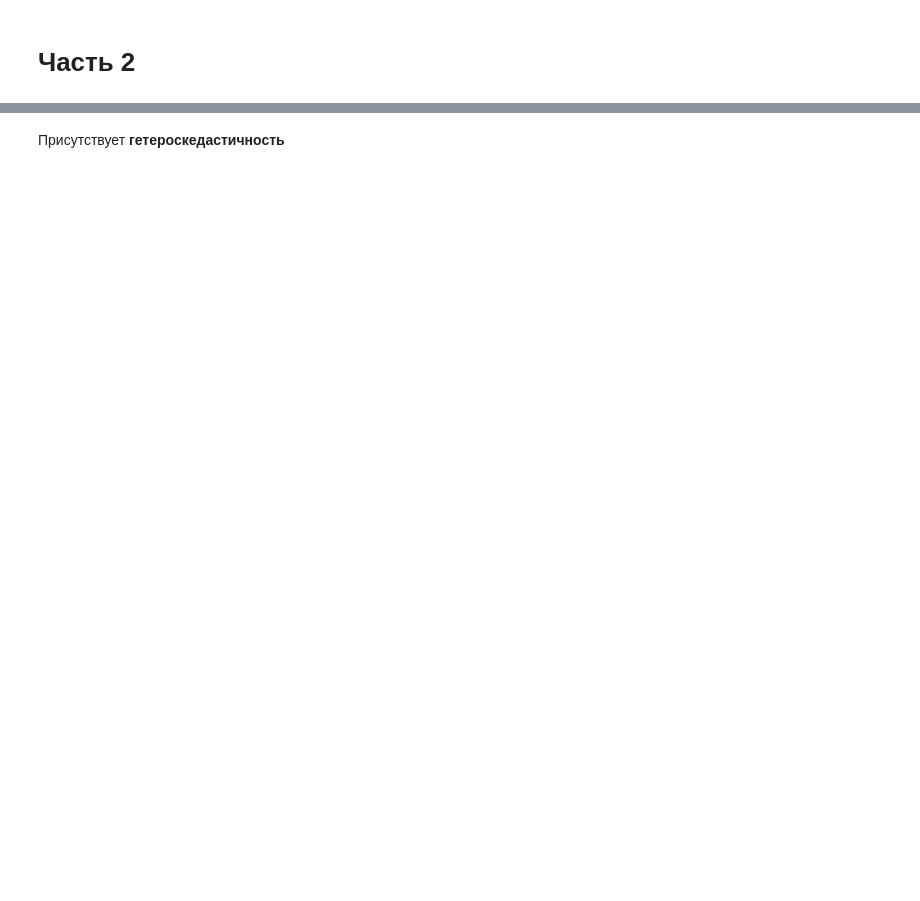
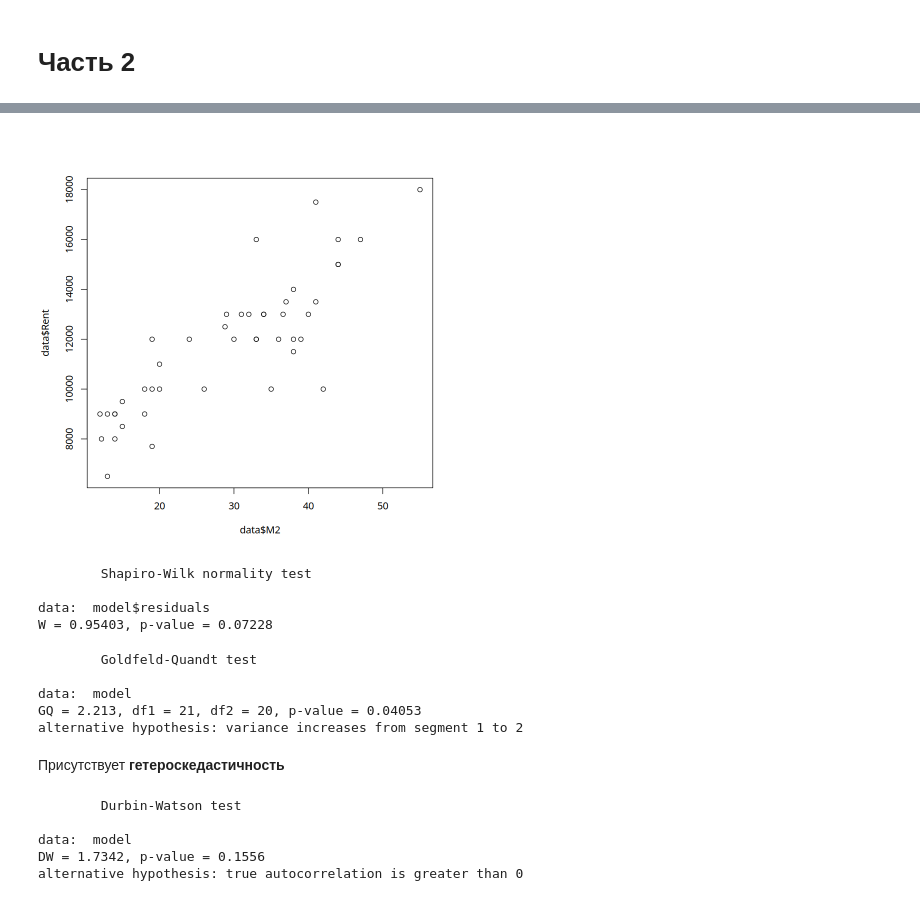
Before and after one commit to Amatikay/Econometrics_labs, a Jupyter notebook: Semester2/Lab-1/main.ipynb, the cells around one changed output, grey strips where cells are left out. Saved outputs shown, nothing was run; the diff lists cells and outputs as text; code cells hidden in the pictures; blank space fills up the shorter version.

```diff
--- a/Semester2/Lab-1/main.ipynb
+++ b/Semester2/Lab-1/main.ipynb
@@ -136,10 +173,23 @@ summary(model)
 # %%
 data <- data[-which(data$M2 == 3.0),]
-# max(data$Rent)
-# data <- data[-which(data$Rent == 25000),]
+data <- data[-which(data$Rent > 18999),]
+data <- data[-which(data$Rent < 5000),]
 plot(data$M2  , data$Rent)
+# %% [output]
+[figure, added]
 # %%
 model <- lm(Rent ~ M2, data = data)
 shapiro.test(model$residuals)
+# %% [output]
+        Shapiro-Wilk normality test
+
+data:  model$residuals
+W = 0.95403, p-value = 0.07228
 # %%
 gqtest(model)
+# %% [output]
+        Goldfeld-Quandt test
+
+data:  model
+GQ = 2.213, df1 = 21, df2 = 20, p-value = 0.04053
+alternative hypothesis: variance increases from segment 1 to 2
@@ -153,0 +198,8 @@ dwtest(model)
+# %%
+dwtest(model)
+# %% [output]
+        Durbin-Watson test
+
+data:  model
+DW = 1.7342, p-value = 0.1556
+alternative hypothesis: true autocorrelation is greater than 0
```
Also changed, not shown: parts of 17 cells of this notebook.
